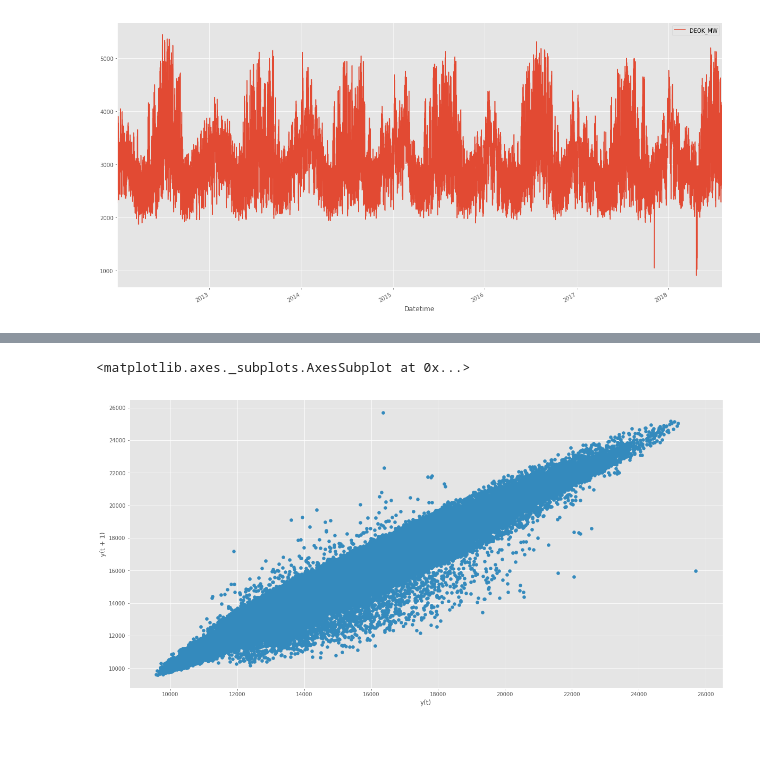
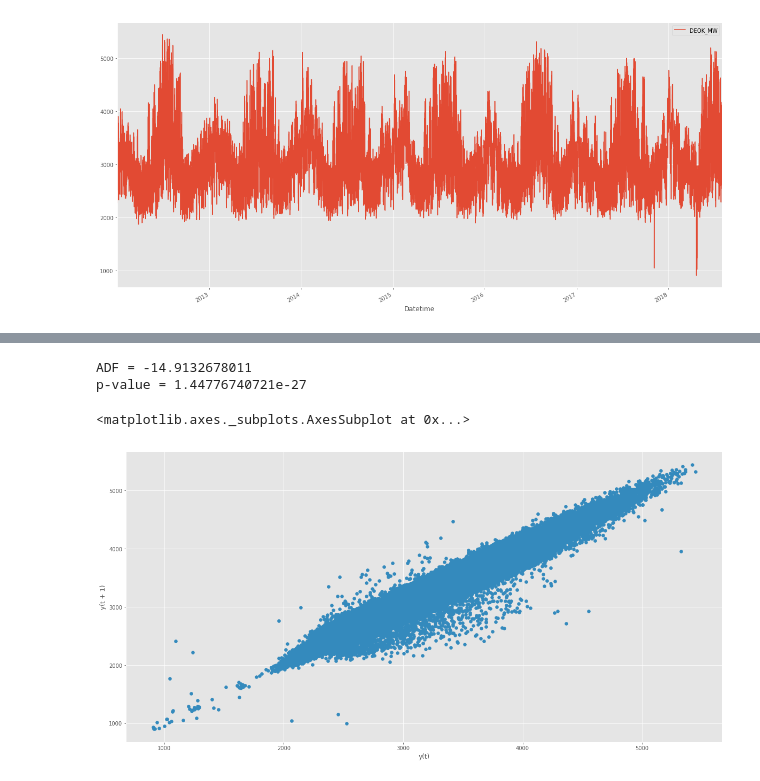
Before and after one commit to urgedata/pythondata, a Jupyter notebook: Autoregression/Autoregression (DEOK).ipynb, the cells around one changed output, grey strips where cells are left out. Cells and saved outputs as stored; diff of their text form; code cells hidden in the pictures; blank space fills up the shorter version.

Commit message:
finish DEOK notebook

```diff
--- a/Autoregression/Autoregression (DEOK).ipynb
+++ b/Autoregression/Autoregression (DEOK).ipynb
@@ -34,2 +29,0 @@ x =decomposed.plot() #See note below about this
-# %%
-data['stationary']=data['AEP_MW'].diff()
@@ -56,5 +64,11 @@ x =decomposed.plot() #See note below about this
+# %%
+print "ADF = " + str(adf_test[0])
+print "p-value = " +str(adf_test[1])
+# %% [output]
+ADF = -14.9132678011
+p-value = 1.44776740721e-27
 # %%
-pd.tools.plotting.lag_plot(data['AEP_MW'])
+pd.tools.plotting.lag_plot(data['DEOK_MW'])
 # %% [output]
 <matplotlib.axes._subplots.AxesSubplot at 0x...>
-[figure, old version]
+[figure, new version]
```
Also changed, not shown: parts of 22 cells of this notebook.
